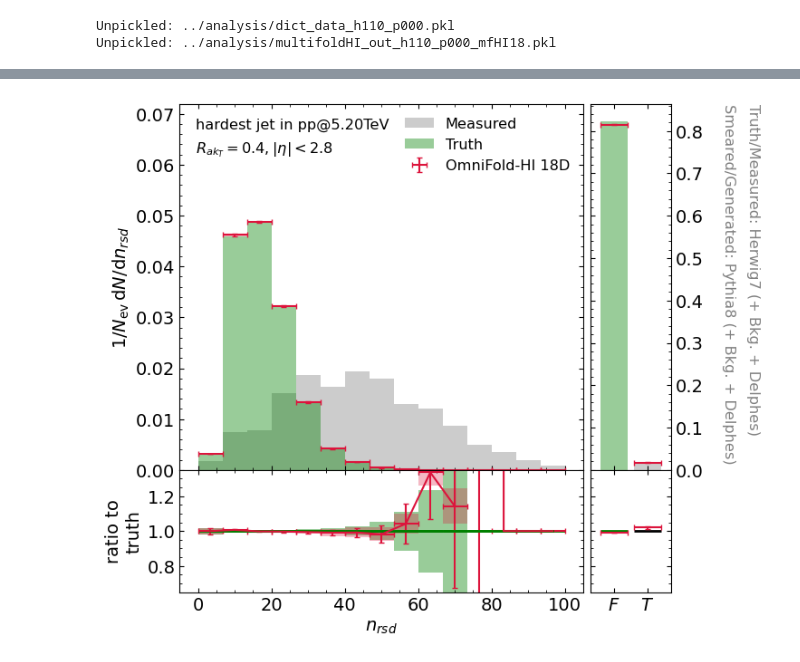
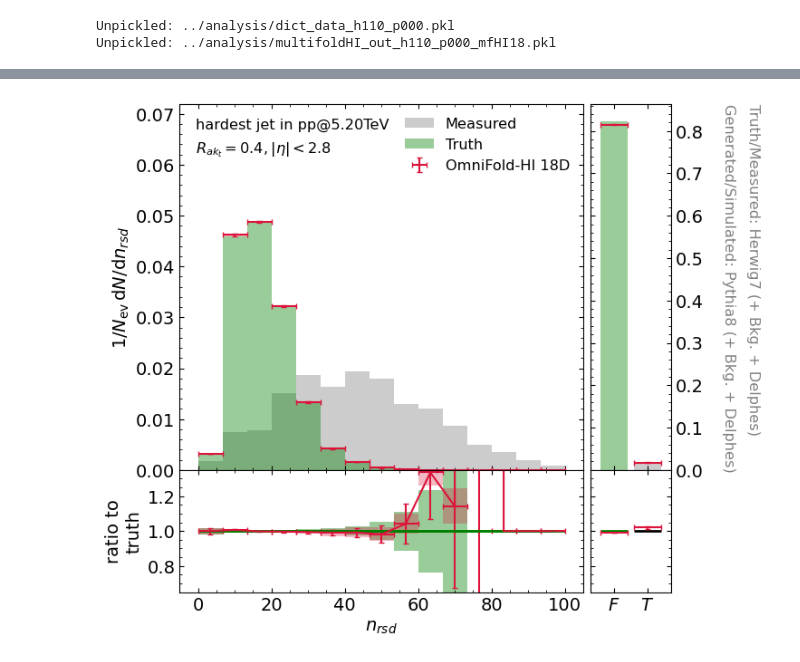
Before and after one commit to OmniFoldHI/OmniFoldHI, a Jupyter notebook: notebooks/plots.ipynb, the cells around one changed output, grey strips where cells are left out. Saved outputs shown, nothing was run; the diff lists cells and outputs as text; code cells hidden in the pictures.

```diff
--- a/notebooks/plots.ipynb
+++ b/notebooks/plots.ipynb
@@ -168,33 +220,33 @@ with mpl.rc_context({'font.family': 'sans-serif', 'font.size': 14, 'text.usetex'
         axFTr.set_xlim(.3,2.7)
 
         # Ticks
         axFTr.set_xticks(ticks=[1,2], labels=[r'$F$',r'$T$'])
         axFTr.set_yticks(ticks=[.8,1,1.2])
         for axis in [axy,axr,axFTy,axFTr]:
             axis.minorticks_on()
             axis.tick_params(axis='both', which='both', direction='in', top=True, right=True)
         for axis in [axFTy, axFTr]:
             axis.tick_params(axis='x', which='minor', top=False, bottom=False)
         for axis in [axy, axFTy]:
             axis.tick_params(axis='x', labelbottom=False)
         for axis in [axFTy]:
             axis.tick_params(axis='y', labelleft=False)
             axis.tick_params(axis='y', labelright=True)
         for axis in [axFTr]:
             axis.tick_params(axis='y', labelleft=False)
             axis.tick_params(axis='y', labelright=False)
 
     axes[-1]['axFTy'].text(2.1,1, f'Truth/Measured: {nature_label}', color='gray', fontsize='small', ha='right', va='top', transform=axes[-1]['axFTy'].transAxes, rotation=-90)
-    axes[-1]['axFTy'].text(1.8,1, f'Generated/Smeared: {synthetic_label}', color='gray', fontsize='small', ha='right', va='top', transform=axes[-1]['axFTy'].transAxes, rotation=-90)
+    axes[-1]['axFTy'].text(1.8,1, f'Generated/Simulated: {synthetic_label}', color='gray', fontsize='small', ha='right', va='top', transform=axes[-1]['axFTy'].transAxes, rotation=-90)
 
     axes[0]['axy'].text(.04,.96, r'hardest jet in pp@5.20TeV', fontsize='small', ha='left', va='top', transform=axes[0]['axy'].transAxes)
-    axes[0]['axy'].text(.04,.9, r'$R_{ak_T}=0.4, |\eta|<2.8$', fontsize='small', ha='left', va='top', transform=axes[0]['axy'].transAxes)
+    axes[0]['axy'].text(.04,.9, r'$R_{ak_t}=0.4, |\eta|<2.8$', fontsize='small', ha='left', va='top', transform=axes[0]['axy'].transAxes)
 
     axes[0]['axy'].set_ylim(0,.072)
 
     axes[0]['axy'].legend(frameon=False, fontsize='small', loc=1)
 
     #plt.savefig(f'../figures/omnifoldHI.pdf', bbox_inches='tight')
     plt.show()
 # %% [output]
-[figure, old version]
+[figure, new version]
```
Also changed, not shown: parts of 3 cells of this notebook, 1 other file.
